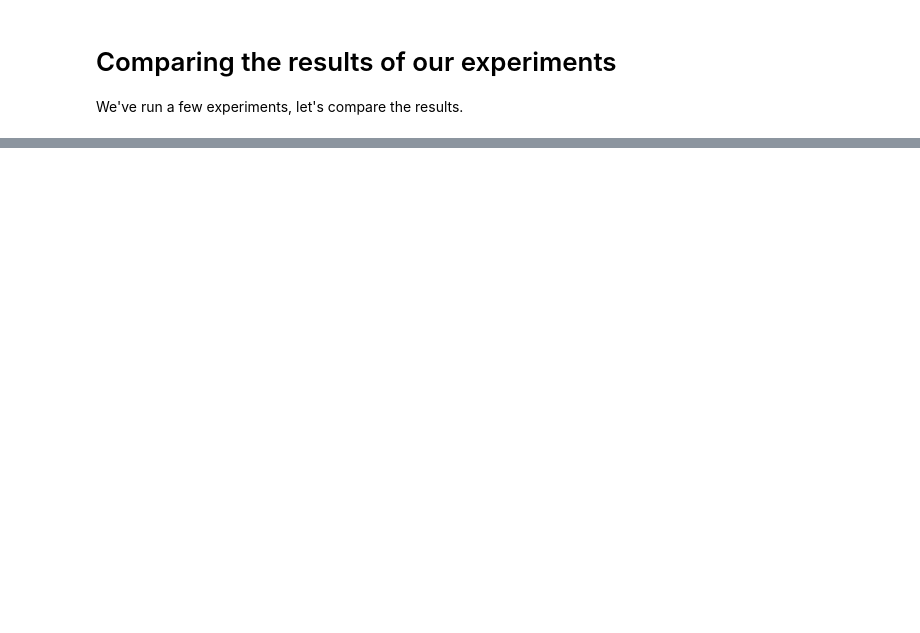
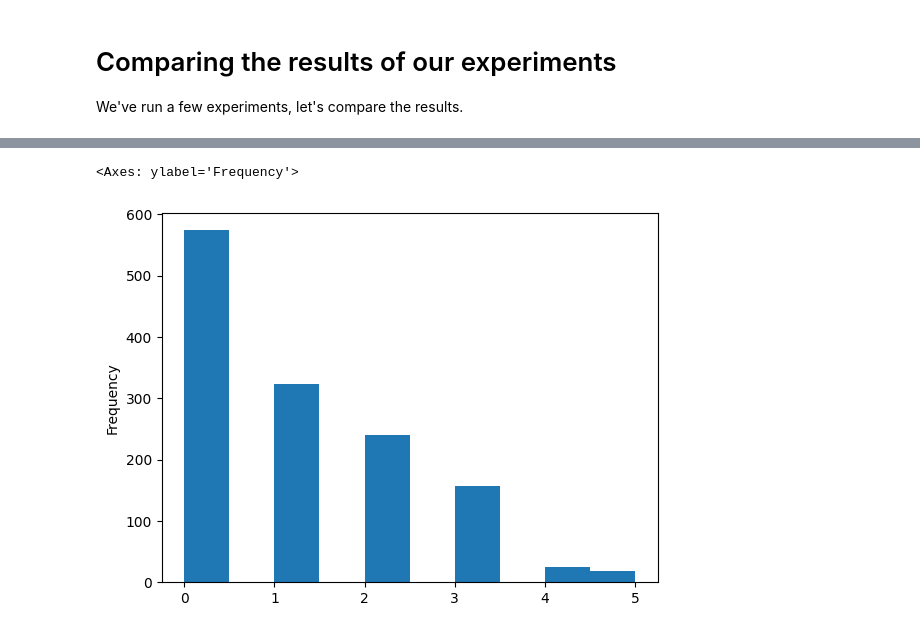
Before and after one commit to PathakDeepak/TensorFlow_Practise, a Jupyter notebook: section_3_neural_network_regression_with_TensorFlow.ipynb, the cells around one changed output, grey strips where cells are left out. Saved outputs shown, nothing was run; the diff lists cells and outputs as text; code cells hidden in the pictures; blank space fills up the shorter version.

```diff
--- a/section_3_neural_network_regression_with_TensorFlow.ipynb
+++ b/section_3_neural_network_regression_with_TensorFlow.ipynb
@@ -667,0 +888,5 @@ all_results
+# %%
+X["children"].plot(kind="hist")
+# %% [output]
+<Axes: ylabel='Frequency'>
+[figure, added]
```
Also changed, not shown: parts of 63 cells of this notebook.
